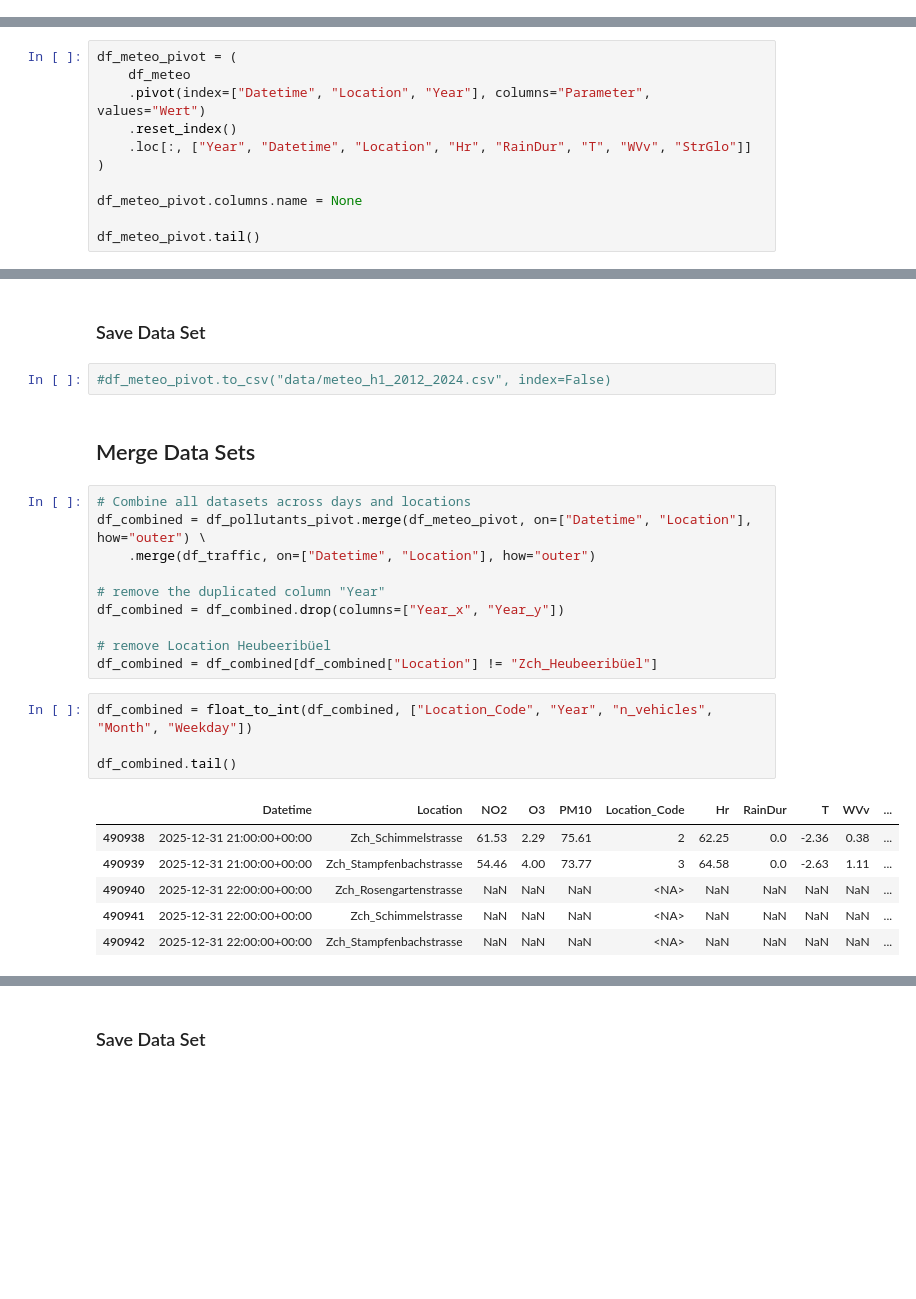
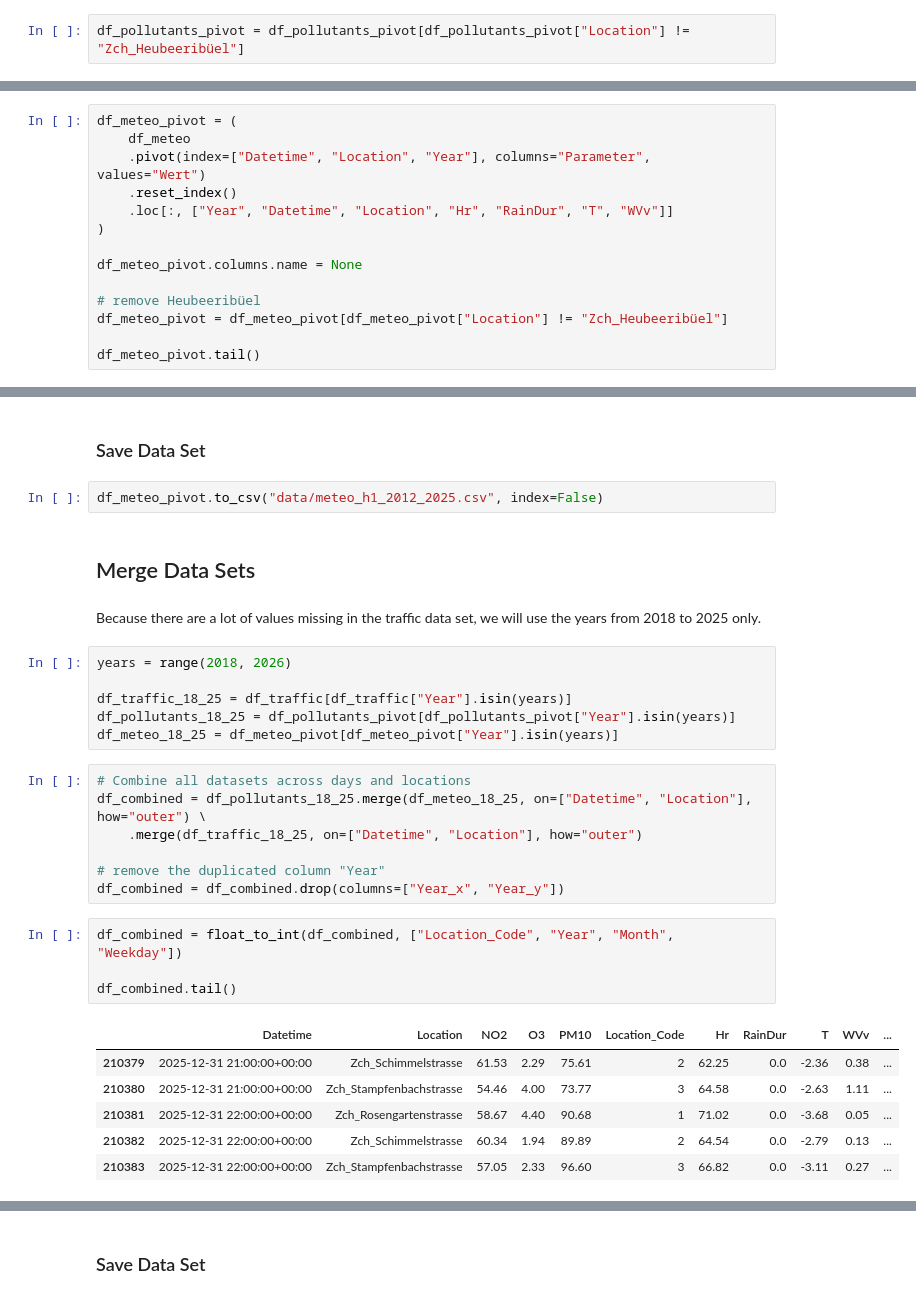
Before and after one commit to JitkaRantanen/AS2025_CO2-GroupProject, a Jupyter notebook: preprocessing_hourly.ipynb, the cells around one changed output, grey strips where cells are left out. Saved outputs shown, nothing was run; the diff lists cells and outputs as text; blank space fills up the shorter version.

Commit message:
corrected traffic data and created a combined file from 2018 on (one with nans, one without nans)

```diff
--- a/preprocessing_hourly.ipynb
+++ b/preprocessing_hourly.ipynb
@@ -365,3 +348,5 @@ It seems like measuring PM10 at Heubeeribüel started in 2024 only. Furthermore,
+# %%
+df_pollutants_pivot = df_pollutants_pivot[df_pollutants_pivot["Location"] != "Zch_Heubeeribüel"]
 # %% [markdown]
 ### Save Data Set
 # %%
@@ -413,10 +398,13 @@ df_meteo_pivot = (
     df_meteo
     .pivot(index=["Datetime", "Location", "Year"], columns="Parameter", values="Wert")
     .reset_index()
-    .loc[:, ["Year", "Datetime", "Location", "Hr", "RainDur", "T", "WVv", "StrGlo"]]
+    .loc[:, ["Year", "Datetime", "Location", "Hr", "RainDur", "T", "WVv"]]
 )
 
 df_meteo_pivot.columns.name = None
 
+# remove Heubeeribüel
+df_meteo_pivot = df_meteo_pivot[df_meteo_pivot["Location"] != "Zch_Heubeeribüel"]
+
 df_meteo_pivot.tail()
 # %% [output]
@@ -486,28 +462,33 @@ StrGlo is measured for Stampfenbachstrasse only.
 # %% [markdown]
 ### Save Data Set
 # %%
-#df_meteo_pivot.to_csv("data/meteo_h1_2012_2024.csv", index=False)
+df_meteo_pivot.to_csv("data/meteo_h1_2012_2025.csv", index=False)
 # %% [markdown]
 ## Merge Data Sets
+# %% [markdown]
+Because there are a lot of values missing in the traffic data set, we will use the years from 2018 to 2025 only.
+# %%
+years = range(2018, 2026)
+
+df_traffic_18_25 = df_traffic[df_traffic["Year"].isin(years)]
+df_pollutants_18_25 = df_pollutants_pivot[df_pollutants_pivot["Year"].isin(years)]
+df_meteo_18_25 = df_meteo_pivot[df_meteo_pivot["Year"].isin(years)]
 # %%
 # Combine all datasets across days and locations
-df_combined = df_pollutants_pivot.merge(df_meteo_pivot, on=["Datetime", "Location"], how="outer") \
-    .merge(df_traffic, on=["Datetime", "Location"], how="outer")
+df_combined = df_pollutants_18_25.merge(df_meteo_18_25, on=["Datetime", "Location"], how="outer") \
+    .merge(df_traffic_18_25, on=["Datetime", "Location"], how="outer")
 
 # remove the duplicated column "Year"
 df_combined = df_combined.drop(columns=["Year_x", "Year_y"])
-
-# remove Location Heubeeribüel
-df_combined = df_combined[df_combined["Location"] != "Zch_Heubeeribüel"]
 # %%
-df_combined = float_to_int(df_combined, ["Location_Code", "Year", "n_vehicles", "Month", "Weekday"])
+df_combined = float_to_int(df_combined, ["Location_Code", "Year", "Month", "Weekday"])
 
 df_combined.tail()
 # %% [output]
 |  | Datetime | Location | NO2 | O3 | PM10 | Location_Code | Hr | RainDur | T | WVv | ... |
-| 490938 | 2025-12-31 21:00:00+00:00 | Zch_Schimmelstrasse | 61.53 | 2.29 | 75.61 | 2 | 62.25 | 0.0 | -2.36 | 0.38 | ... |
-| 490939 | 2025-12-31 21:00:00+00:00 | Zch_Stampfenbachstrasse | 54.46 | 4.00 | 73.77 | 3 | 64.58 | 0.0 | -2.63 | 1.11 | ... |
-| 490940 | 2025-12-31 22:00:00+00:00 | Zch_Rosengartenstrasse | NaN | NaN | NaN | <NA> | NaN | NaN | NaN | NaN | ... |
-| 490941 | 2025-12-31 22:00:00+00:00 | Zch_Schimmelstrasse | NaN | NaN | NaN | <NA> | NaN | NaN | NaN | NaN | ... |
-| 490942 | 2025-12-31 22:00:00+00:00 | Zch_Stampfenbachstrasse | NaN | NaN | NaN | <NA> | NaN | NaN | NaN | NaN | ... |
+| 210379 | 2025-12-31 21:00:00+00:00 | Zch_Schimmelstrasse | 61.53 | 2.29 | 75.61 | 2 | 62.25 | 0.0 | -2.36 | 0.38 | ... |
+| 210380 | 2025-12-31 21:00:00+00:00 | Zch_Stampfenbachstrasse | 54.46 | 4.00 | 73.77 | 3 | 64.58 | 0.0 | -2.63 | 1.11 | ... |
+| 210381 | 2025-12-31 22:00:00+00:00 | Zch_Rosengartenstrasse | 58.67 | 4.40 | 90.68 | 1 | 71.02 | 0.0 | -3.68 | 0.05 | ... |
+| 210382 | 2025-12-31 22:00:00+00:00 | Zch_Schimmelstrasse | 60.34 | 1.94 | 89.89 | 2 | 64.54 | 0.0 | -2.79 | 0.13 | ... |
+| 210383 | 2025-12-31 22:00:00+00:00 | Zch_Stampfenbachstrasse | 57.05 | 2.33 | 96.60 | 3 | 66.82 | 0.0 | -3.11 | 0.27 | ... |
 # %%
```
Also changed, not shown: parts of 57 cells of this notebook.
